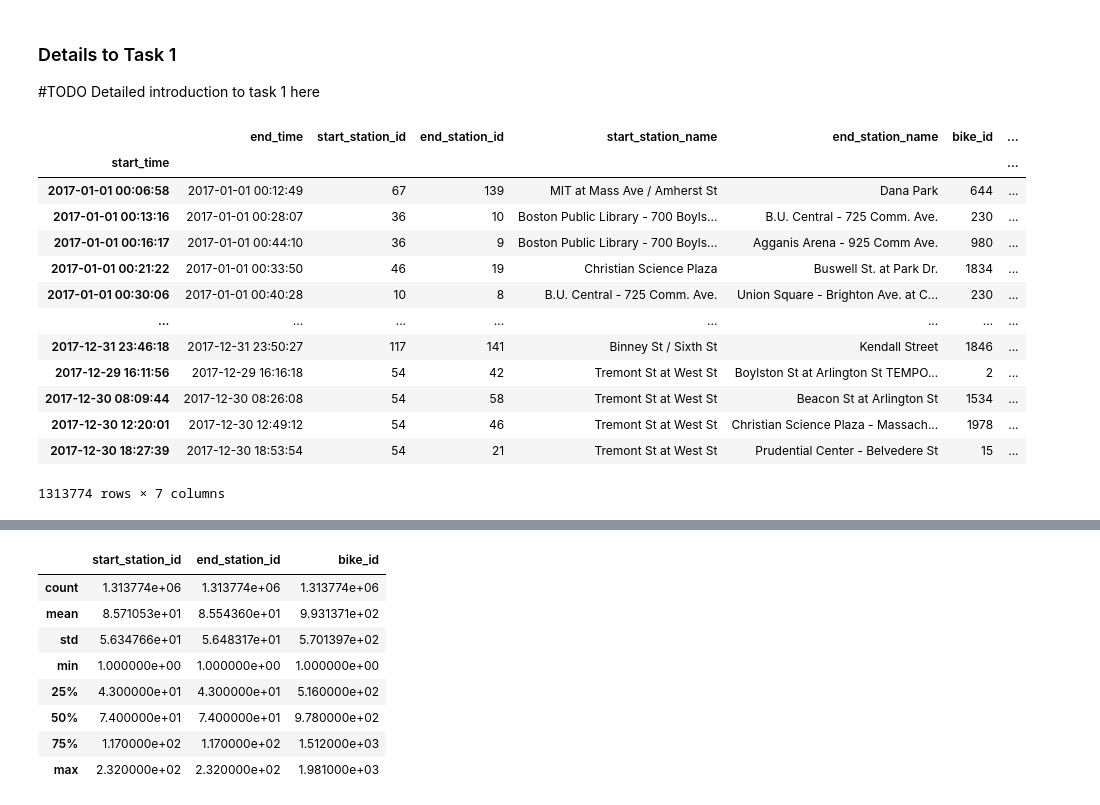
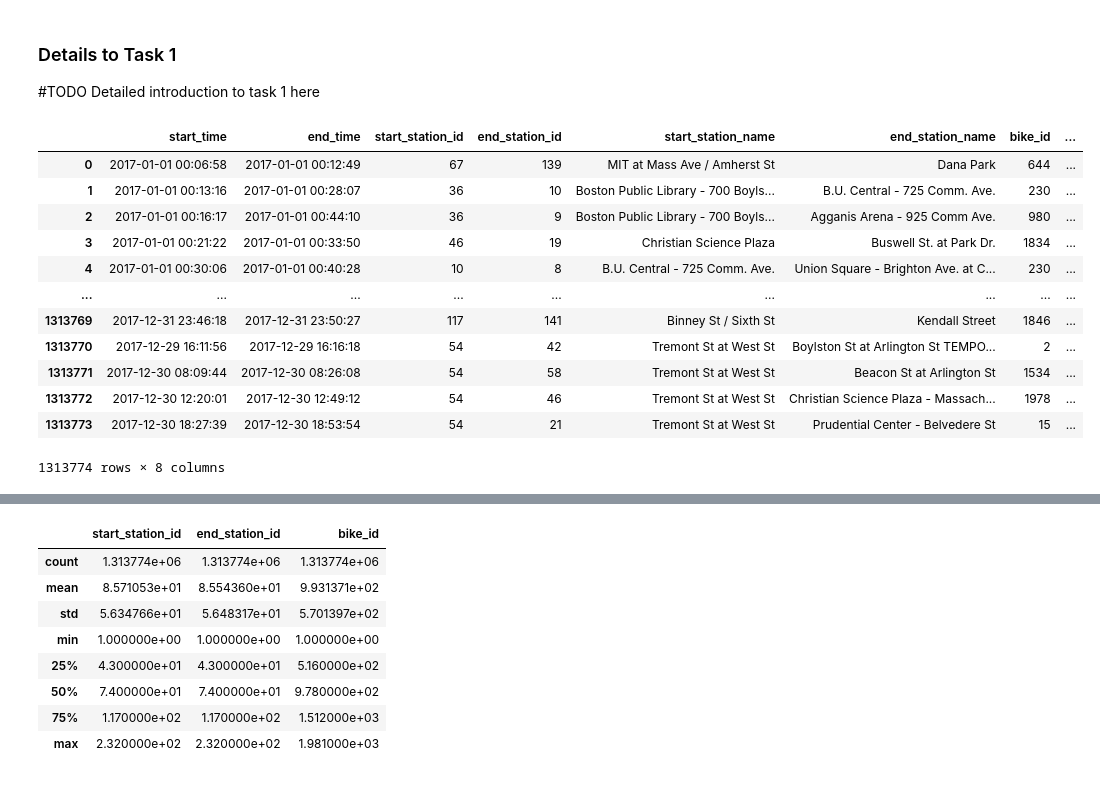
Before and after one commit to NiklasNesseler/ProjectNotFound, a Jupyter notebook: DSML_GroupProject_Boston2017.ipynb, the cells around one changed output, grey strips where cells are left out. Drawn from its saved outputs; the diff is of its cells as text; code cells hidden in the pictures.

```diff
--- a/DSML_GroupProject_Boston2017.ipynb
+++ b/DSML_GroupProject_Boston2017.ipynb
@@ -43,21 +61,23 @@ raw_data_boston = pd.read_csv("boston_2017.csv", sep=",", index_col="start_time"
 #Problematisch bei gleicher Startzeit und ggbf. kompletten Dateipfad angeben notwendig
-# %%
-raw_data_boston
-# %% [output]
-|  | end_time | start_station_id | end_station_id | start_station_name | end_station_name | bike_id | ... |
-| start_time |  |  |  |  |  |  | ... |
-| 2017-01-01 00:06:58 | 2017-01-01 00:12:49 | 67 | 139 | MIT at Mass Ave / Amherst St | Dana Park | 644 | ... |
-| 2017-01-01 00:13:16 | 2017-01-01 00:28:07 | 36 | 10 | Boston Public Library - 700 Boyls... | B.U. Central - 725 Comm. Ave. | 230 | ... |
-| 2017-01-01 00:16:17 | 2017-01-01 00:44:10 | 36 | 9 | Boston Public Library - 700 Boyls... | Agganis Arena - 925 Comm Ave. | 980 | ... |
-| 2017-01-01 00:21:22 | 2017-01-01 00:33:50 | 46 | 19 | Christian Science Plaza | Buswell St. at Park Dr. | 1834 | ... |
-| 2017-01-01 00:30:06 | 2017-01-01 00:40:28 | 10 | 8 | B.U. Central - 725 Comm. Ave. | Union Square - Brighton Ave. at C... | 230 | ... |
-| ... | ... | ... | ... | ... | ... | ... | ... |
-| 2017-12-31 23:46:18 | 2017-12-31 23:50:27 | 117 | 141 | Binney St / Sixth St | Kendall Street | 1846 | ... |
-| 2017-12-29 16:11:56 | 2017-12-29 16:16:18 | 54 | 42 | Tremont St at West St | Boylston St at Arlington St TEMPO... | 2 | ... |
-| 2017-12-30 08:09:44 | 2017-12-30 08:26:08 | 54 | 58 | Tremont St at West St | Beacon St at Arlington St | 1534 | ... |
-| 2017-12-30 12:20:01 | 2017-12-30 12:49:12 | 54 | 46 | Tremont St at West St | Christian Science Plaza - Massach... | 1978 | ... |
-| 2017-12-30 18:27:39 | 2017-12-30 18:53:54 | 54 | 21 | Tremont St at West St | Prudential Center - Belvedere St | 15 | ... |
-1313774 rows × 7 columns
+# %%
+
+raw_data_boston["start_time"]=pd.to_datetime(raw_data_boston["start_time"])
+raw_data_boston["end_time"]=pd.to_datetime(raw_data_boston["end_time"])
+raw_data_boston
+# %% [output]
+|  | start_time | end_time | start_station_id | end_station_id | start_station_name | end_station_name | bike_id | ... |
+| 0 | 2017-01-01 00:06:58 | 2017-01-01 00:12:49 | 67 | 139 | MIT at Mass Ave / Amherst St | Dana Park | 644 | ... |
+| 1 | 2017-01-01 00:13:16 | 2017-01-01 00:28:07 | 36 | 10 | Boston Public Library - 700 Boyls... | B.U. Central - 725 Comm. Ave. | 230 | ... |
+| 2 | 2017-01-01 00:16:17 | 2017-01-01 00:44:10 | 36 | 9 | Boston Public Library - 700 Boyls... | Agganis Arena - 925 Comm Ave. | 980 | ... |
+| 3 | 2017-01-01 00:21:22 | 2017-01-01 00:33:50 | 46 | 19 | Christian Science Plaza | Buswell St. at Park Dr. | 1834 | ... |
+| 4 | 2017-01-01 00:30:06 | 2017-01-01 00:40:28 | 10 | 8 | B.U. Central - 725 Comm. Ave. | Union Square - Brighton Ave. at C... | 230 | ... |
+| ... | ... | ... | ... | ... | ... | ... | ... | ... |
+| 1313769 | 2017-12-31 23:46:18 | 2017-12-31 23:50:27 | 117 | 141 | Binney St / Sixth St | Kendall Street | 1846 | ... |
+| 1313770 | 2017-12-29 16:11:56 | 2017-12-29 16:16:18 | 54 | 42 | Tremont St at West St | Boylston St at Arlington St TEMPO... | 2 | ... |
+| 1313771 | 2017-12-30 08:09:44 | 2017-12-30 08:26:08 | 54 | 58 | Tremont St at West St | Beacon St at Arlington St | 1534 | ... |
+| 1313772 | 2017-12-30 12:20:01 | 2017-12-30 12:49:12 | 54 | 46 | Tremont St at West St | Christian Science Plaza - Massach... | 1978 | ... |
+| 1313773 | 2017-12-30 18:27:39 | 2017-12-30 18:53:54 | 54 | 21 | Tremont St at West St | Prudential Center - Belvedere St | 15 | ... |
+1313774 rows × 8 columns
 # %%
 raw_data_boston.info()
 # %% [output]
```
Also changed, not shown: parts of 15 cells of this notebook.
